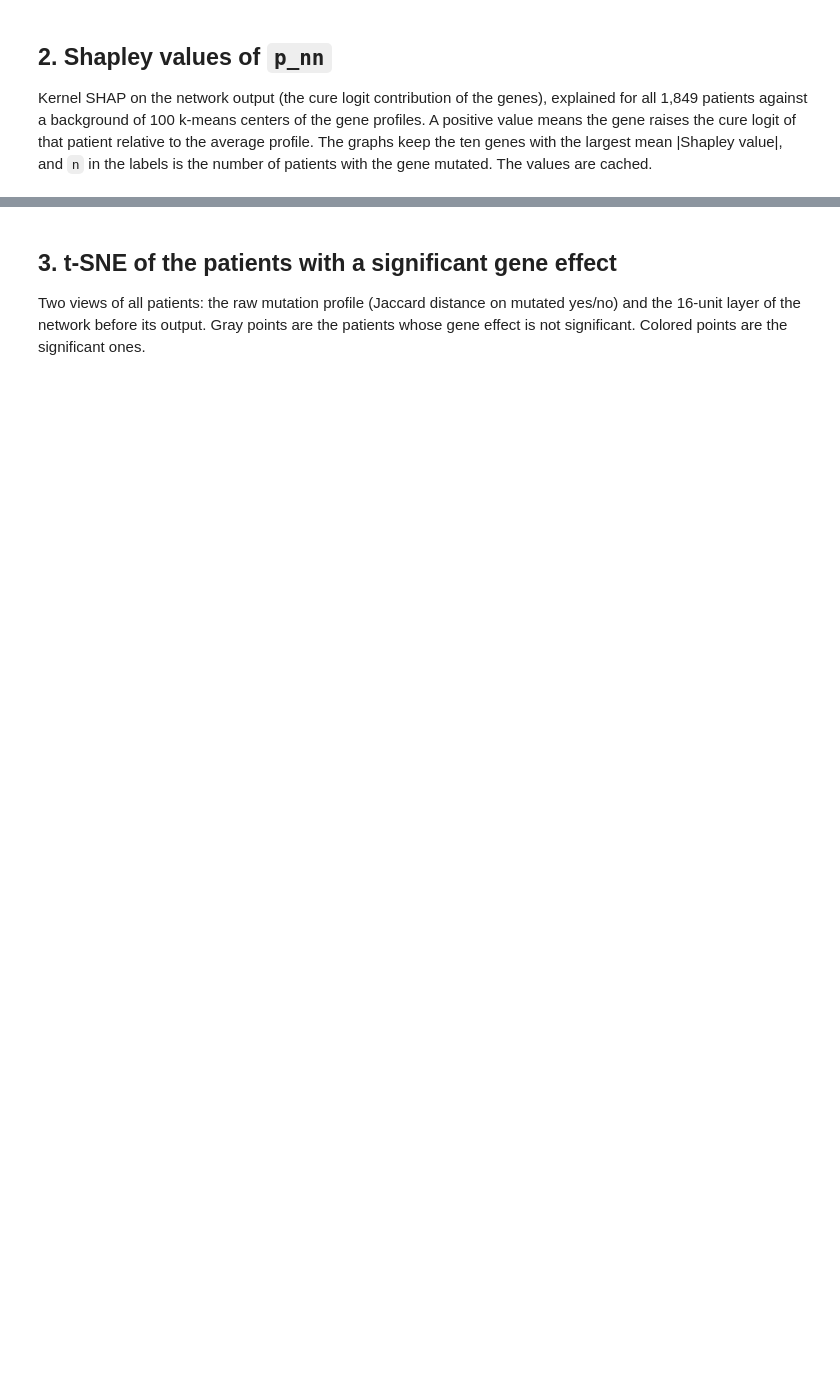
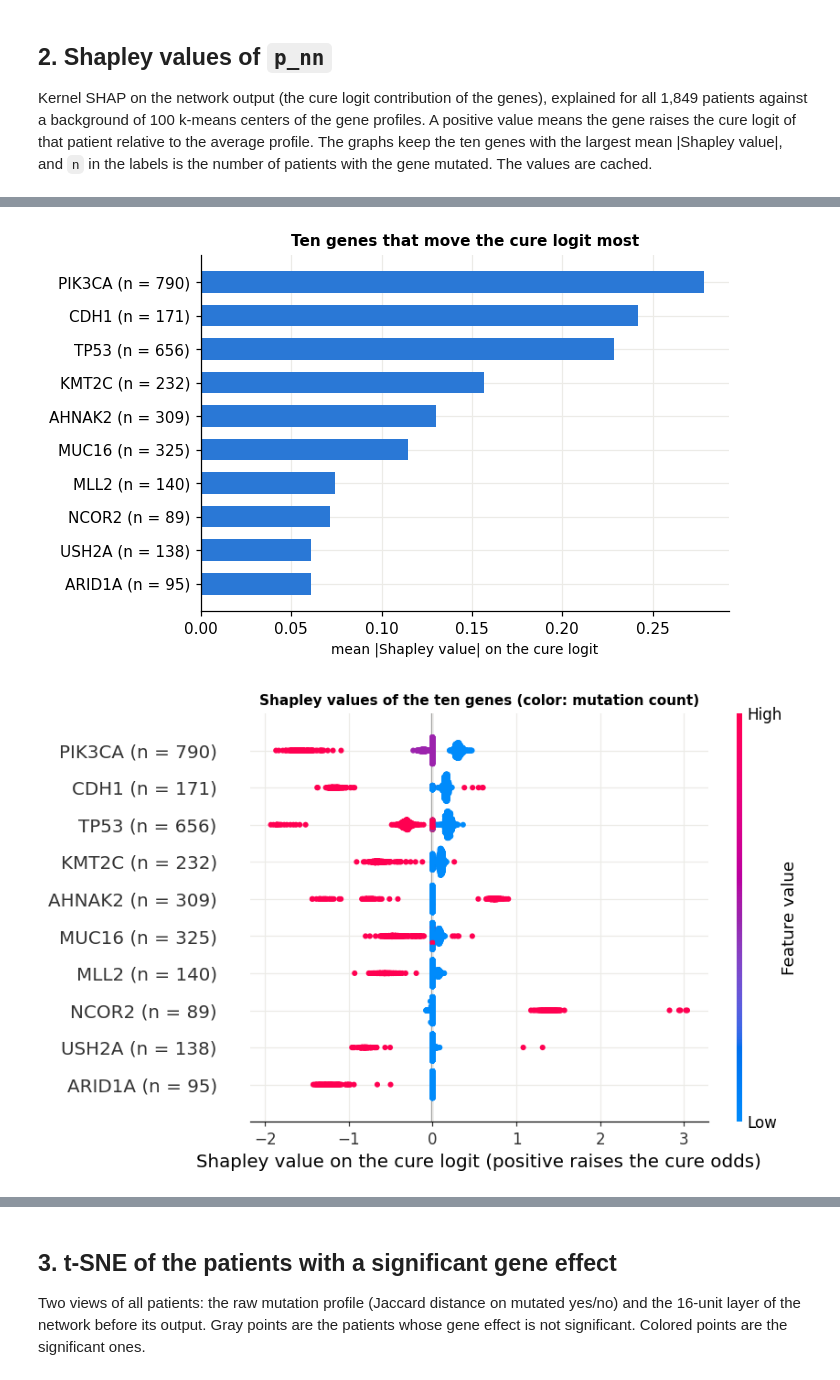
Before and after one commit to nhilariosilva/metabric_aft_models, a Jupyter notebook: notebooks/Network Gene Usage.ipynb, the cells around one changed output, grey strips where cells are left out. Cells and saved outputs as stored; diff of their text form; code cells hidden in the pictures; blank space fills up the shorter version.

```diff
--- a/notebooks/Network Gene Usage.ipynb
+++ b/notebooks/Network Gene Usage.ipynb
@@ -243,0 +218,52 @@ Correlation between the summed Shapley values and p_nn: 0.830
+# %%
+import shap
+
+with tf.device("/CPU:0"):
+    BACKGROUND_SIZE = 100
+    shap_path = CACHE_DIR / f"shap_all_bg{BACKGROUND_SIZE}.npy"
+    top_genes = 10
+
+    # NUM_PATIENTS = 200
+    NUM_PATIENTS = X.shape[0]
+    recalculate = False
+    shap_X = X.iloc[:NUM_PATIENTS, :].copy()
+
+    if(shap_path.exists() and not recalculate ):
+        shap_values = np.load(shap_path)
+    else:
+        genes = np.array(shap_X.columns)
+        # Problema: Não se deve considerar o kmeans neste contexto, já que a rede recebe dados categóricos como input!
+        # Ao aplicar o kmeans, passamos a considerar apenas a parte inteira dos centroides e toda a análise perde o sentido prático!
+        # background = shap.kmeans(shap_X.to_numpy(), BACKGROUND_SIZE)
+        background = shap.sample(shap_X.to_numpy(), BACKGROUND_SIZE)
+        # nn_logit = lambda x: cure_aft.network_call(model3, tf.cast(x, tf.float32), training = False).numpy().ravel()
+        nn_logit = lambda x: cure_aft.network_call(model3, tf.cast(x, tf.int32), training = False).numpy().ravel()
+        shap_values = shap.KernelExplainer(nn_logit, background).shap_values(shap_X.to_numpy())
+        np.save(shap_path, shap_values)
+    assert shap_values.shape == shap_X.shape
+
+    carriers = (shap_X > 0).sum()
+    labels = pd.Series([f"{g} (n = {carriers[g]})" for g in genes], index = genes)
+    importance = pd.Series(np.abs(shap_values).mean(axis = 0), index = genes).sort_values(ascending = False)
+    top = importance.head(top_genes)
+    columns = [list(genes).index(g) for g in top.index]
+    # print(f"Correlation between the summed Shapley values and p_nn: {np.corrcoef(shap_values.sum(axis = 1), GENE['p_nn'])[0, 1]:.3f}")
+
+    fig, ax = plt.subplots(figsize = (6.2, 4.2))
+    ax.barh(labels[top.index][::-1], top.values[::-1], color = POS, height = 0.65)
+    ax.set_xlabel("mean |Shapley value| on the cure logit")
+    ax.set_title("Ten genes that move the cure logit most")
+    plt.show()
+
+    shap.summary_plot(shap_values[:, columns], shap_X.iloc[:, columns], feature_names = list(labels[top.index]), max_display = top_genes, show = False)
+    plt.gcf().set_size_inches(8, 4.8)
+    plt.title("Shapley values of the ten genes (color: mutation count)")
+    plt.xlabel("Shapley value on the cure logit (positive raises the cure odds)")
+
+    fig.savefig('Images/genes_shap_importance.png', format='png', dpi=300, bbox_inches='tight')
+    fig.savefig('Images/genes_shap_importance.pdf', format='pdf', dpi=300, bbox_inches='tight')
+
+    plt.show()
+# %% [output]
+[figure, added]
+[figure, added]
```
Also changed, not shown: parts of 9 cells of this notebook, 14 other files.
